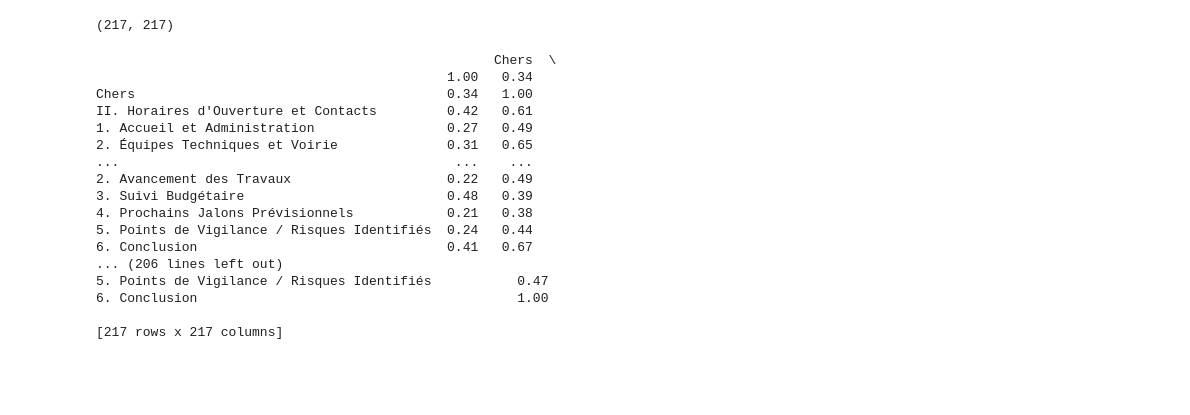
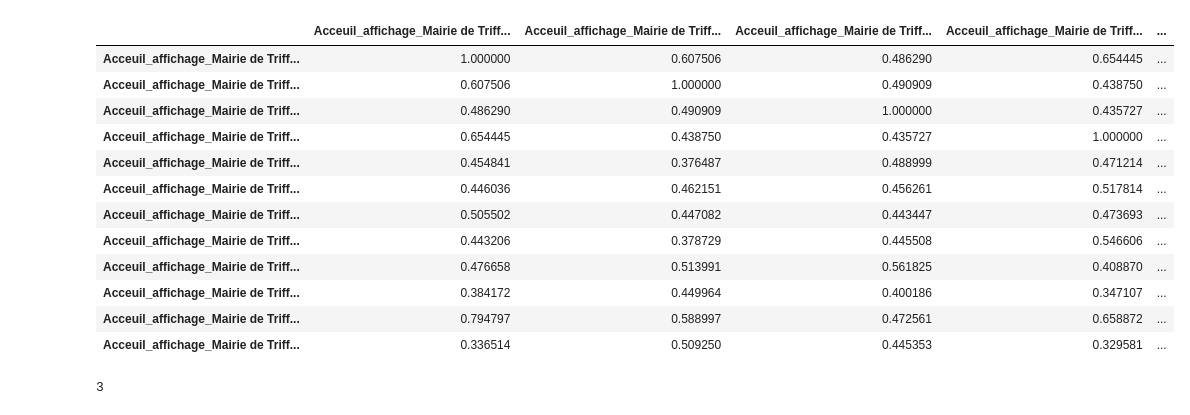
Before and after one commit to Ace4teaM/OCR-RAG-Exercices, a Jupyter notebook: tests.ipynb, the cells around one changed output. Saved outputs shown, nothing was run; the diff lists cells and outputs as text; code cells hidden in the pictures; blank space fills up the shorter version.

Commit message:
vectorise par fichier en prévision de créer une base de données Faiss

```diff
--- a/tests.ipynb
+++ b/tests.ipynb
@@ -127,18 +169,26 @@ if not Path("FastText.embeddings").exists():
 # 0 signifie qu'ils sont orthogonaux (aucune similarité)
 # -1 signifie qu'ils sont opposés.
 #
+import pandas as pd
 import numpy as np
 from sklearn.metrics.pairwise import cosine_similarity
 
-embedding_docs = load_embeddings("SentenceBERT.embeddings")
+def make_similarity_matrix(embedding_doc, model_index:int ):
+    vectors = np.array([
+        item["embedding"][model_index]
+        for item in embedding_doc["sections"]
+    ])
 
-vectors = np.array([
-    item["embedding"]
-    for item in embedding_docs
-])
+    labels = [
+        f"{embedding_doc['file']} - {item['metadata']['title']}"
+        for item in embedding_doc["sections"]
+    ]
 
-similarity_matrix = cosine_similarity(vectors)
 
-similarity_matrix.shape
+    similarity_matrix = cosine_similarity(vectors)
+
+    return pd.DataFrame(
+        similarity_matrix,
+        index=labels,
+        columns=labels
+    )
-# %% [output]
-(217, 217)
@@ -145,34 +238,25 @@ similarity_matrix.shape
 # %%
-import pandas as pd
 
-labels = [
-    f"{item['metadata']['file']} - {item['metadata']['title']}"
-    for item in embedding_docs
-]
+embedding_doc = load_embeddings(str(path) + "/communication/Acceuil_affichage_Mairie de Triffouillis sur Loire.vec")
 
+similarity_df = make_similarity_matrix(embedding_doc, 0)  # 0 pour le premier modèle d'embedding (SentenceBERT)
 
-similarity_df = pd.DataFrame(
-    similarity_matrix,
-    index=labels,
-    columns=labels
-)
-
-print(similarity_df.round(2))
+similarity_df
 # %% [output]
-                                                   Chers  \
-                                             1.00   0.34
-Chers                                        0.34   1.00
-II. Horaires d'Ouverture et Contacts         0.42   0.61
-1. Accueil et Administration                 0.27   0.49
-2. Équipes Techniques et Voirie              0.31   0.65
-...                                           ...    ...
-2. Avancement des Travaux                    0.22   0.49
-3. Suivi Budgétaire                          0.48   0.39
-4. Prochains Jalons Prévisionnels            0.21   0.38
-5. Points de Vigilance / Risques Identifiés  0.24   0.44
-6. Conclusion                                0.41   0.67
-... (206 lines left out)
-5. Points de Vigilance / Risques Identifiés           0.47
-6. Conclusion                                         1.00
-
-[217 rows x 217 columns]
+|  | Acceuil_affichage_Mairie de Triff... | Acceuil_affichage_Mairie de Triff... | Acceuil_affichage_Mairie de Triff... | Acceuil_affichage_Mairie de Triff... | ... |
+| Acceuil_affichage_Mairie de Triff... | 1.000000 | 0.607506 | 0.486290 | 0.654445 | ... |
+| Acceuil_affichage_Mairie de Triff... | 0.607506 | 1.000000 | 0.490909 | 0.438750 | ... |
+| Acceuil_affichage_Mairie de Triff... | 0.486290 | 0.490909 | 1.000000 | 0.435727 | ... |
+| Acceuil_affichage_Mairie de Triff... | 0.654445 | 0.438750 | 0.435727 | 1.000000 | ... |
+| Acceuil_affichage_Mairie de Triff... | 0.454841 | 0.376487 | 0.488999 | 0.471214 | ... |
+| Acceuil_affichage_Mairie de Triff... | 0.446036 | 0.462151 | 0.456261 | 0.517814 | ... |
+| Acceuil_affichage_Mairie de Triff... | 0.505502 | 0.447082 | 0.443447 | 0.473693 | ... |
+| Acceuil_affichage_Mairie de Triff... | 0.443206 | 0.378729 | 0.445508 | 0.546606 | ... |
+| Acceuil_affichage_Mairie de Triff... | 0.476658 | 0.513991 | 0.561825 | 0.408870 | ... |
+| Acceuil_affichage_Mairie de Triff... | 0.384172 | 0.449964 | 0.400186 | 0.347107 | ... |
+| Acceuil_affichage_Mairie de Triff... | 0.794797 | 0.588997 | 0.472561 | 0.658872 | ... |
+| Acceuil_affichage_Mairie de Triff... | 0.336514 | 0.509250 | 0.445353 | 0.329581 | ... |
+# %%
+len(embedding_doc["sections"][0]["embedding"])
+# %% [output]
+3
```
Also changed, not shown: parts of 5 cells of this notebook, 38 other files.
